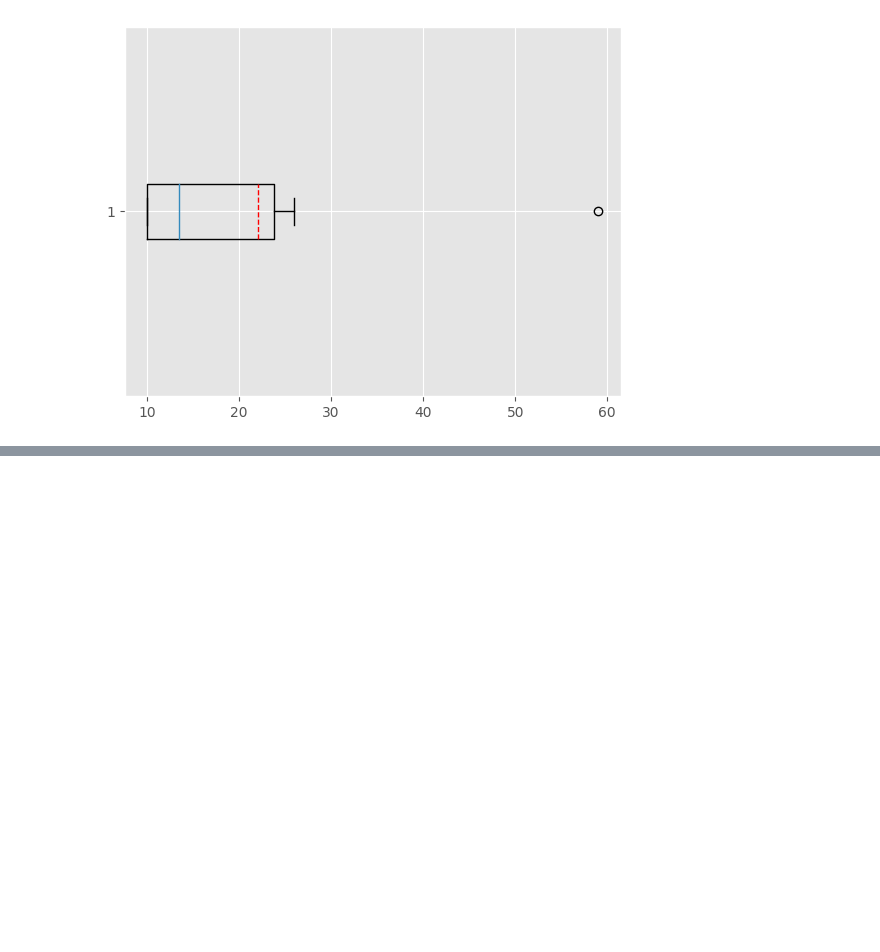
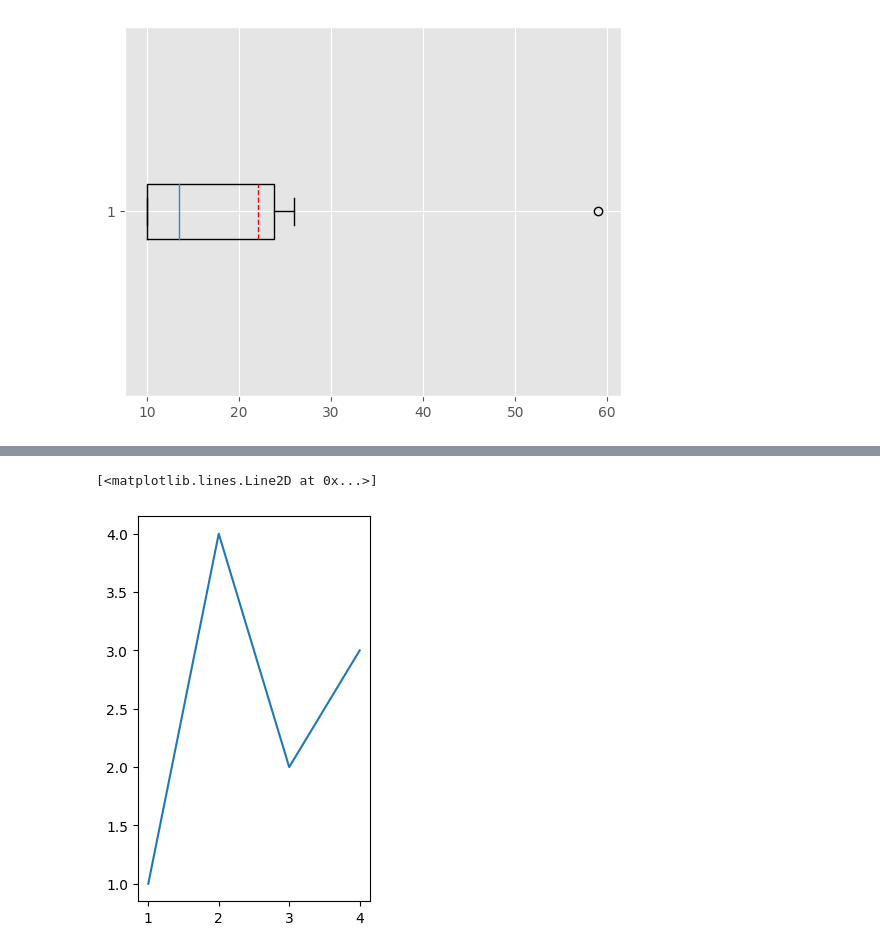
Before and after one commit to Ankita7881/digipodium-data-analytics, a Jupyter notebook: graph.ipynb, the cells around one changed output, grey strips where cells are left out. Drawn from its saved outputs; the diff is of its cells as text; code cells hidden in the pictures; blank space fills up the shorter version.

```diff
--- a/graph.ipynb
+++ b/graph.ipynb
@@ -94,0 +97,6 @@ plt.show()
+# %%
+fig, ax = plt.subplots(figsize = (3,5))
+ax.plot([1, 2, 3, 4], [1, 4, 2, 3])
+# %% [output]
+[<matplotlib.lines.Line2D at 0x...>]
+[figure, added]
```
Also changed, not shown: parts of 14 cells of this notebook.
